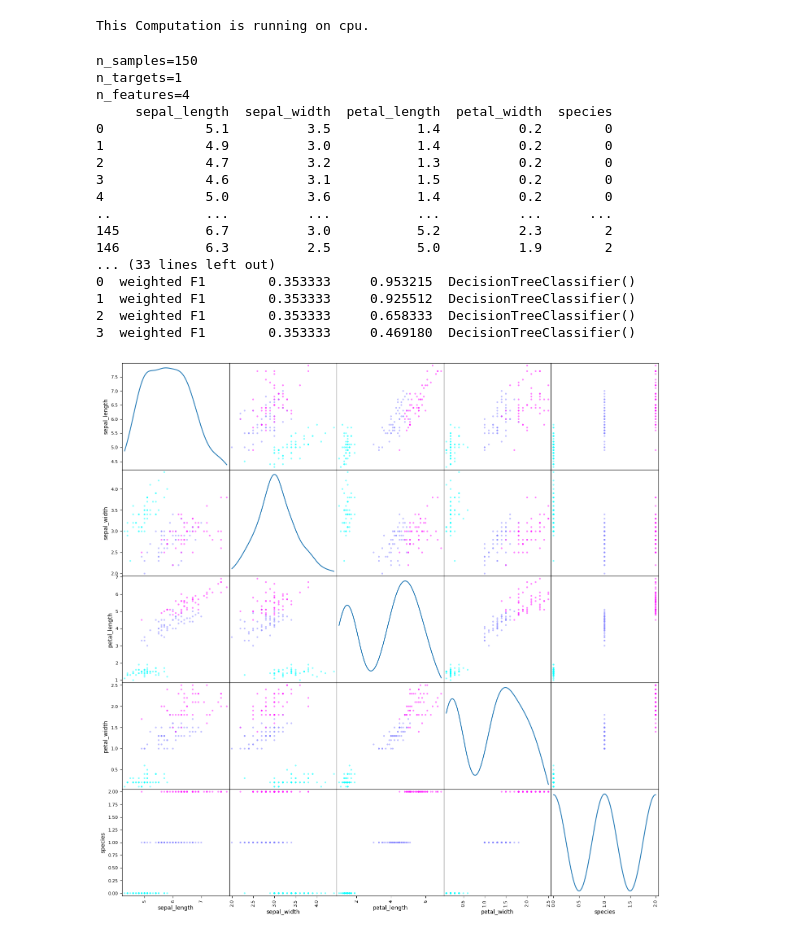
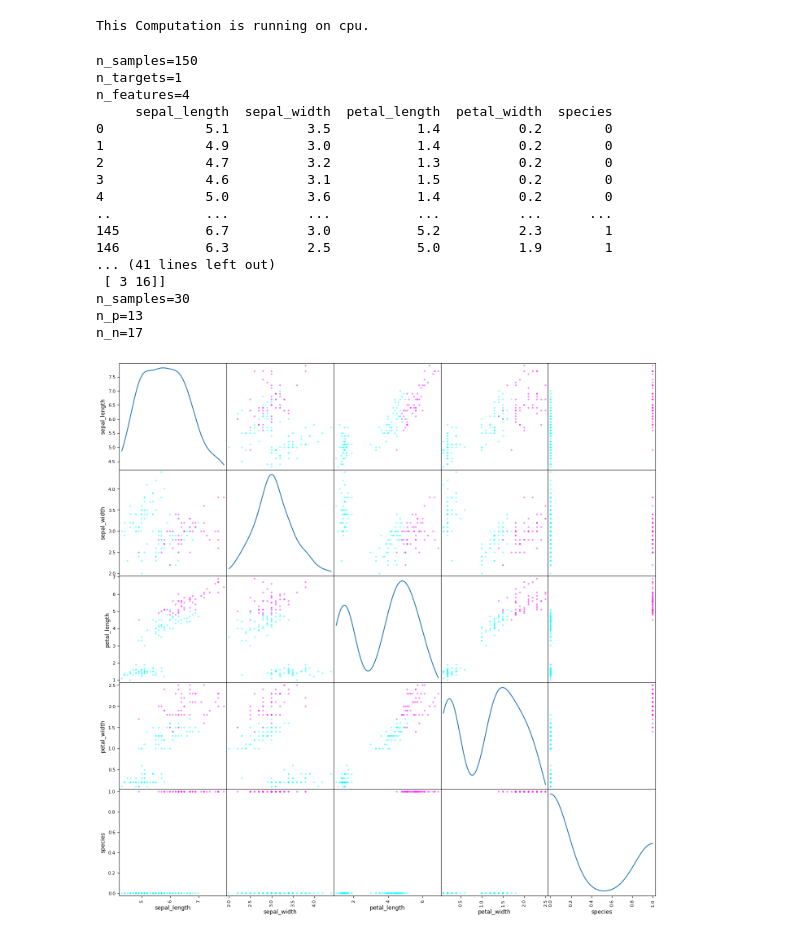
Before and after one commit to aisven/fullstack-ml-academy-homework, a Jupyter notebook: notepads/05-Sensitivity-and-Specificity/05-Sensitivity-and-Specificity.ipynb, the cells around one changed output. Cells and saved outputs as stored; diff of their text form; code cells hidden in the pictures.

Commit message:
implemented binary confusion matrix

```diff
--- a/notepads/05-Sensitivity-and-Specificity/05-Sensitivity-and-Specificity.ipynb
+++ b/notepads/05-Sensitivity-and-Specificity/05-Sensitivity-and-Specificity.ipynb
@@ -174,10 +178,10 @@ def split_dataset(X, y, n_targets):
     y_train_np = y_train.numpy()
     X_val_np = X_val.numpy()
     y_val_np = y_val.numpy()
-    X_train_np = X_train.numpy()
-    X_train_np = X_train.numpy()
+    X_test_np = X_test.numpy()
+    y_test_np = y_test.numpy()
 
-    return (X_train, y_train, X_val, y_val, X_test, y_test)
+    return (X_train, y_train, X_train_np, y_train_np, X_val, X_val_np, y_val, y_val_np, X_test, X_test_np, y_test, y_test_np)
 # %%
 # in this code block we define a function to perform an EDA
 
@@ -240,0 +252,12 @@ def explore_dataset(X_original_y_pd, X_y_np, n_target_classes, target_column_nam
+# %%
+# in this code block we define a function to train a Support Vector Machine Classifier
+
+def train_support_vector_machine_classifier(X_train_np, y_train_np):
+    svmc = svm.SVC(kernel='linear', probability=True)
+    svmc.fit(X_train_np, y_train_np)
+    return svmc
+# %%
+# in this code block we define a function to assert all elements in an array are 0 or 1
+
+def assert_elements_are_zero_or_one(a):
+    assert len(np.ma.masked_where(((a == 0) | (a == 1)).all(), a).compressed()) == 0
@@ -241,5 +290,5 @@ def explore_dataset(X_original_y_pd, X_y_np, n_target_classes, target_column_nam
 # %%
-def play_with_iris_dataset():
+def play_with_iris_dataset_made_binary():
     n_targets = 1
     n_target_classes = 3
 
@@ -251,41 +300,59 @@ def play_with_iris_dataset():
         'SepalWidthCm': 'sepal_width',
         'PetalLengthCm': 'petal_length',
         'PetalWidthCm': 'petal_width',
         'Species': 'species'}
 
-    target_class_mapping = {'Iris-setosa': 0, 'Iris-versicolor': 1, 'Iris-virginica': 2}
+    # we make the dataset binary by mapping two classes to 0 just for experimentation!
+    target_class_mapping = {'Iris-setosa': 0, 'Iris-versicolor': 0, 'Iris-virginica': 1}
     assert len(target_class_mapping) == n_target_classes
 
     X_original_pd, y_pd, X_original_np, y_np, X_original, y, X_original_y_pd, X_original_y = load_dataset("../../data/iris.csv",
         ',', target_column_name, columns_to_drop, column_name_mapping, target_class_mapping)
 
     print(X_original_y_pd)
 
     X_np, X = standardize_dataset(X_original_np)
 
-    X_train, y_train, X_val, y_val, X_test, y_test = split_dataset(X, y, n_targets)
+    X_train, y_train, X_train_np, y_train_np, X_val, X_val_np, y_val, y_val_np, X_test, X_test_np, y_test, y_test_np = split_dataset(X, y, n_targets)
 
     explore_dataset(X_original_y_pd, X_original_y_pd.to_numpy(), n_target_classes, 'species')
 
     #perform_pca(3, X_original_np, X_original_y_pd, target_column_name)
 
-play_with_iris_dataset()
+    #clf = train_decision_tree_classifier(X_train_np, y_train_np, 1)
+    clf = train_support_vector_machine_classifier(X_train_np, y_train_np)
+
+    y_test_pred_class_np = clf.predict(X_test)
+    y_test_pred_proba_np = clf.predict_proba(X_test)
+
+    print(y_test_np)
+    print(y_test_pred_class_np)
+    #print(y_test_pred_proba_np)
+
+    cm, n_samples, n_p, n_n = compute_binary_confusion_matrix_with_corresponding_metrics(y_test_np, y_test_pred_class_np)
+
+    print(f"confusion_matrix=\n{cm}")
+    print(f"n_samples={n_samples}")
+    print(f"n_p={n_p}")
+    print(f"n_n={n_n}")
+
+play_with_iris_dataset_made_binary()
 # %% [output]
 n_samples=150
 n_targets=1
 n_features=4
      sepal_length  sepal_width  petal_length  petal_width  species
 0             5.1          3.5           1.4          0.2        0
 1             4.9          3.0           1.4          0.2        0
 2             4.7          3.2           1.3          0.2        0
 3             4.6          3.1           1.5          0.2        0
 4             5.0          3.6           1.4          0.2        0
 ..            ...          ...           ...          ...      ...
-145           6.7          3.0           5.2          2.3        2
-146           6.3          2.5           5.0          1.9        2
-... (33 lines left out)
-0  weighted F1        0.353333     0.953215  DecisionTreeClassifier()
-1  weighted F1        0.353333     0.925512  DecisionTreeClassifier()
-2  weighted F1        0.353333     0.658333  DecisionTreeClassifier()
-3  weighted F1        0.353333     0.469180  DecisionTreeClassifier()
+145           6.7          3.0           5.2          2.3        1
+146           6.3          2.5           5.0          1.9        1
+... (41 lines left out)
+ [ 3 16]]
+n_samples=30
+n_p=13
+n_n=17
-[figure, old version]
+[figure, new version]
```
Also changed, not shown: parts of 3 cells of this notebook.
